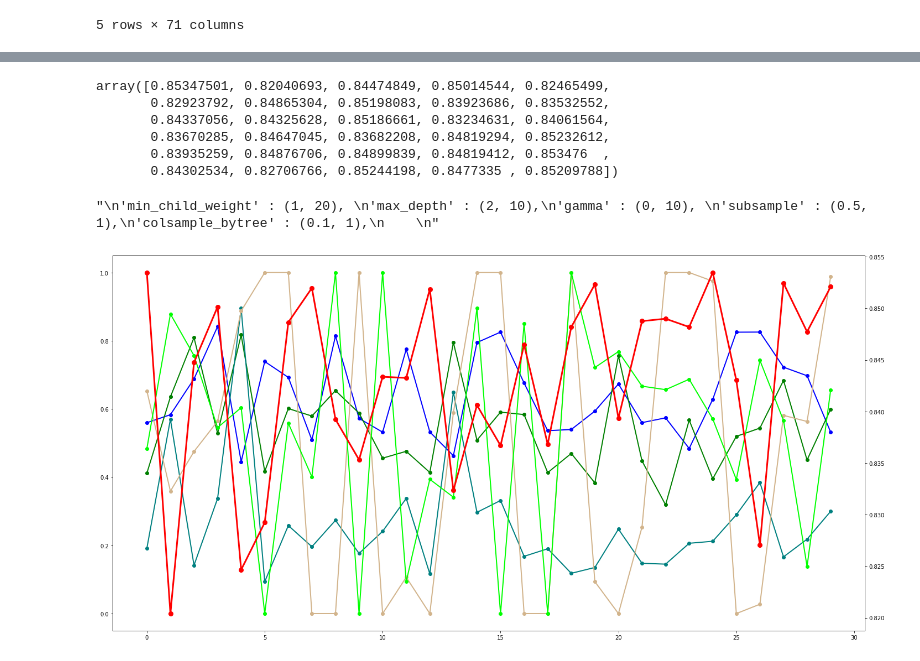
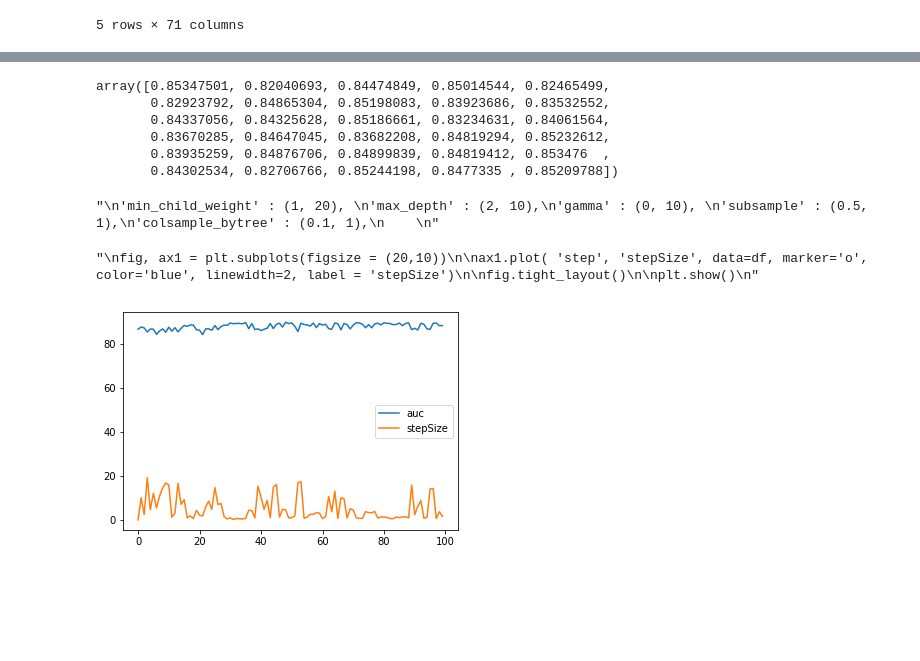
Before and after one commit to 2018HCIntern/2018HCIntern, a Jupyter notebook: AutoMl/Visualization.ipynb, the cells around one changed output, grey strips where cells are left out. Saved outputs shown, nothing was run; the diff lists cells and outputs as text; code cells hidden in the pictures; blank space fills up the shorter version.

Commit message:
visualization updated, basemodel result updated

```diff
--- a/AutoMl/Visualization.ipynb
+++ b/AutoMl/Visualization.ipynb
@@ -44,11 +44,11 @@ test_size = 0.2
 
 data_train, data_test, target_train, target_test = train_test_split(data, target, test_size = test_size, random_state = seed)
 # %%
-min_child_weightP = np.zeros(30)
-max_depthP = np.zeros(30)
-gammaP = np.zeros(30)
-subsampleP = np.zeros(30)
-colsample_bytreeP = np.zeros(30)
-aucP = np.zeros(30)
+min_child_weightP = np.zeros(100)
+max_depthP = np.zeros(100)
+gammaP = np.zeros(100)
+subsampleP = np.zeros(100)
+colsample_bytreeP = np.zeros(100)
+aucP = np.zeros(100)
 cnt = 0
 # %%
@@ -175,15 +156,12 @@ array([5.29242912, 7.08241626, 8.47355485, 6.23030851, 8.53775957,
 # %%
-aucP
-aucP = aucP /100
+aucP = aucP/ 100
+# %% [output]
+array([0.85347501, 0.82040693, 0.84474849, 0.85014544, 0.82465499,
+       0.82923792, 0.84865304, 0.85198083, 0.83923686, 0.83532552,
+       0.84337056, 0.84325628, 0.85186661, 0.83234631, 0.84061564,
+       0.83670285, 0.84647045, 0.83682208, 0.84819294, 0.85232612,
+       0.83935259, 0.84876706, 0.84899839, 0.84819412, 0.853476  ,
+       0.84302534, 0.82706766, 0.85244198, 0.8477335 , 0.85209788])
-# %%
-aucP
-# %% [output]
-array([0.85347501, 0.82040693, 0.84474849, 0.85014544, 0.82465499,
-       0.82923792, 0.84865304, 0.85198083, 0.83923686, 0.83532552,
-       0.84337056, 0.84325628, 0.85186661, 0.83234631, 0.84061564,
-       0.83670285, 0.84647045, 0.83682208, 0.84819294, 0.85232612,
-       0.83935259, 0.84876706, 0.84899839, 0.84819412, 0.853476  ,
-       0.84302534, 0.82706766, 0.85244198, 0.8477335 , 0.85209788])
 # %%
 '''
 'min_child_weight' : (1, 20),
@@ -195,29 +173,31 @@ array([0.85347501, 0.82040693, 0.84474849, 0.85014544, 0.82465499,
 '''
 # %% [output]
 "\n'min_child_weight' : (1, 20), \n'max_depth' : (2, 10),\n'gamma' : (0, 10), \n'subsample' : (0.5, 1),\n'colsample_bytree' : (0.1, 1),\n    \n"
-# %%
-min_child_weightP = (min_child_weightP - 1) / 20
-max_depthP = (max_depthP - 2) / 8
-gammaP = gammaP / 10
-subsampleP = (subsampleP - 0.5) / 0.5
-colsample_bytreeP = (colsample_bytreeP - 0.1) / 0.9
+# %%
+import math
+stepSize = np.zeros(100)
+
+for i in range (1, 100) :
+    diff1 = min_child_weightP[i] - min_child_weightP[i-1]
+    diff2 = max_depthP[i] - max_depthP[i-1]
+    diff3 = gammaP[i] - gammaP[i-1]
+    diff4 = subsampleP[i] - subsampleP[i-1]
+    diff5 = colsample_bytreeP[i] - colsample_bytreeP[i-1]
+    stepSize[i] = math.sqrt((diff1 * diff1) + (diff2 * diff2) + (diff3 * diff3) + (diff4 * diff4) + (diff5 * diff5))
 # %%
 import matplotlib.pyplot as plt
-df = pd.DataFrame({'step' : np.arange(30), 'min_child_weight' : min_child_weightP, 'max_depth' : max_depthP, 'gamma' : gammaP, 'subsample' : subsampleP, 'colsample_bytree' : colsample_bytreeP, 'auc' : aucP})
+df = pd.DataFrame({'step' : np.arange(100), 'stepSize' : stepSize, 'auc' : aucP})
+df.plot()
 
 fig, ax1 = plt.subplots(figsize = (20,10))
 
-ax1.plot( 'step', 'min_child_weight', data=df, marker='o', color='blue', linewidth=2, label = 'min_child_weight')
-ax1.plot( 'step', 'max_depth', data = df, marker = 'o', color = 'green', linewidth = 2, label = 'max_depth')
-ax1.plot( 'step', 'gamma', data = df, marker = 'o', color = 'teal', linewidth = 2, label = 'gamma')
-ax1.plot( 'step', 'subsample', data = df, marker = 'o', color = 'tan', linewidth = 2, label = 'subsample')
-ax1.plot( 'step', 'colsample_bytree', data = df, marker = 'o', color = 'lime', linewidth = 2, label = 'colsample_bytree')
-
+ax1.plot( 'step', 'stepSize', data=df, marker='o', color='blue', linewidth=2, label = 'stepSize')
 ax2 = ax1.twinx()
-ax2.plot( 'step', 'auc', data = df, marker = 'o', color = 'red', markersize = 8, linewidth = 3, label = 'auc')
-
+ax2.plot('step', 'auc', data = df, marker = )
 fig.tight_layout()
 
 plt.show()
+'''
 # %% [output]
+"\nfig, ax1 = plt.subplots(figsize = (20,10))\n\nax1.plot( 'step', 'stepSize', data=df, marker='o', color='blue', linewidth=2, label = 'stepSize')\n\nfig.tight_layout()\n\nplt.show()\n"
-[figure, old version]
+[figure, new version]
```
Also changed, not shown: parts of 5 cells of this notebook, 1 other file.
